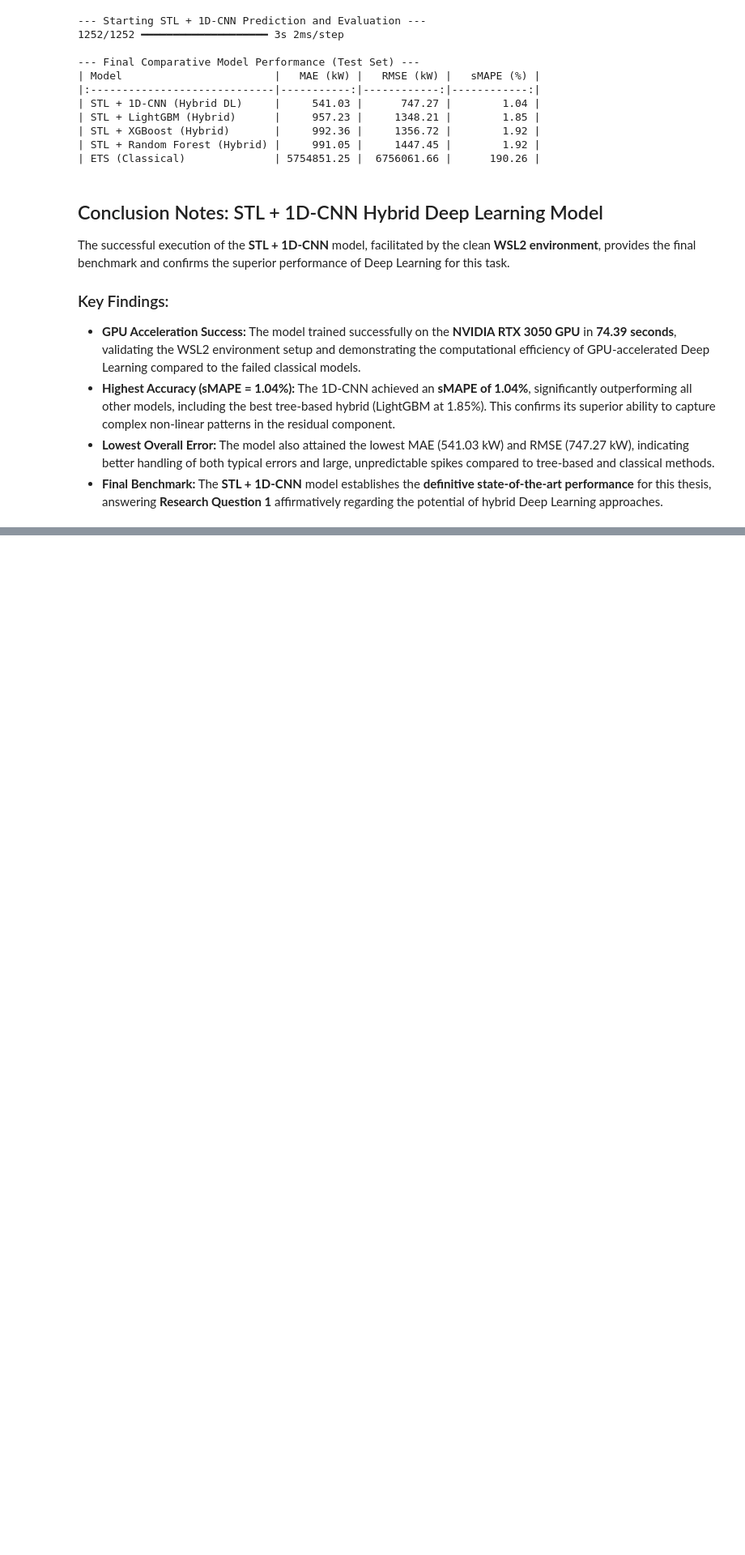
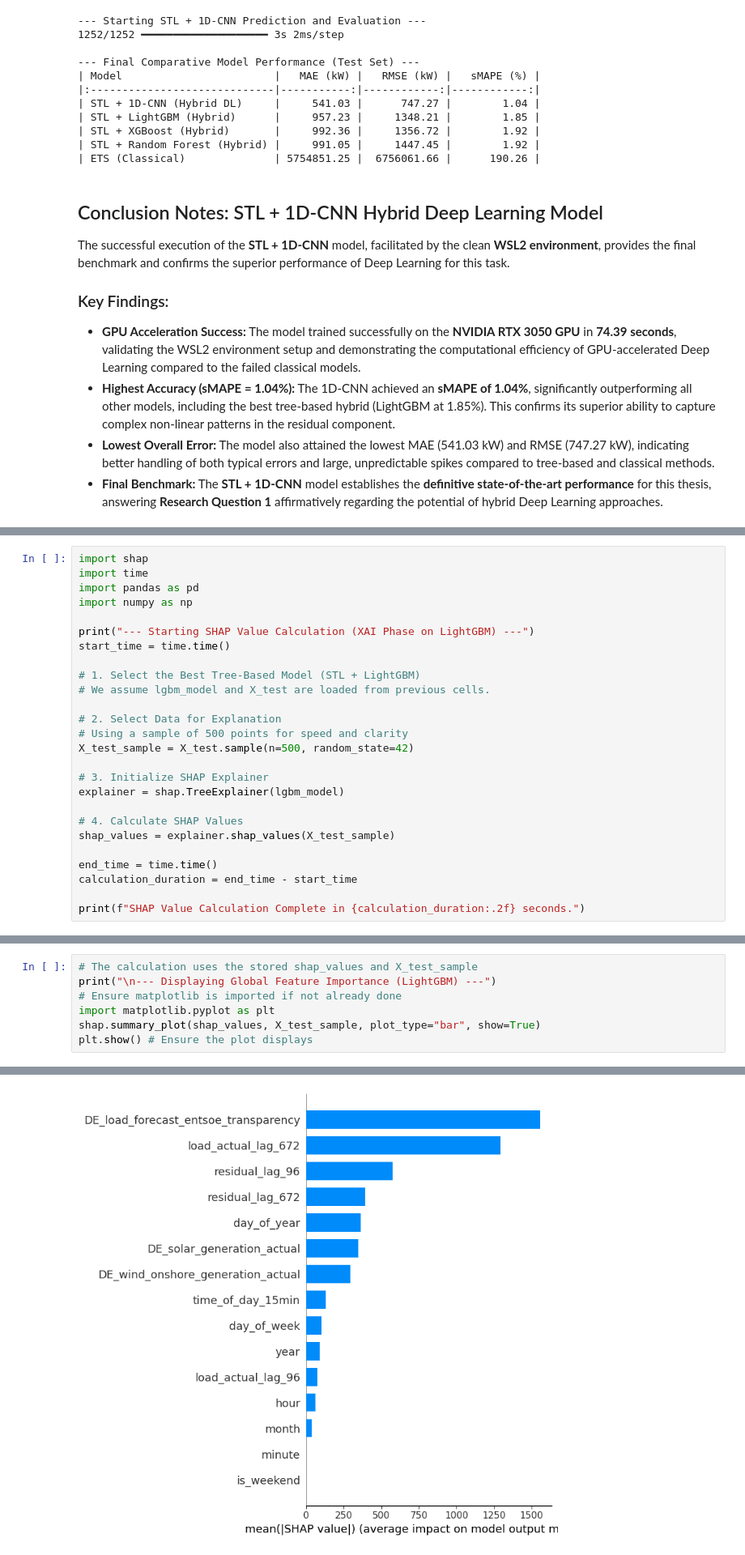
Before and after one commit to RahulAgre/SEASONAL-HYBRID-MODELS-WITH-EXPLAINABLE-AI-FOR-SHORT-TERM-ENERGY-LOAD-FORECASTING, a Jupyter notebook: LJMU_Research.ipynb, the cells around one changed output, grey strips where cells are left out. Shown at 81% size. Drawn from its saved outputs; the diff is of its cells as text; blank space fills up the shorter version.

Commit message:
XAI and SHAP execution and evaluation

```diff
--- a/LJMU_Research.ipynb
+++ b/LJMU_Research.ipynb
@@ -1063,0 +1069,26 @@ The successful execution of the **STL + 1D-CNN** model, facilitated by the clean
+# %%
+import shap
+import time
+import pandas as pd
+import numpy as np
+
+print("--- Starting SHAP Value Calculation (XAI Phase on LightGBM) ---")
+start_time = time.time()
+
+# 1. Select the Best Tree-Based Model (STL + LightGBM)
+# We assume lgbm_model and X_test are loaded from previous cells.
+
+# 2. Select Data for Explanation
+# Using a sample of 500 points for speed and clarity
+X_test_sample = X_test.sample(n=500, random_state=42)
+
+# 3. Initialize SHAP Explainer
+explainer = shap.TreeExplainer(lgbm_model)
+
+# 4. Calculate SHAP Values
+shap_values = explainer.shap_values(X_test_sample)
+
+end_time = time.time()
+calculation_duration = end_time - start_time
+
+print(f"SHAP Value Calculation Complete in {calculation_duration:.2f} seconds.")
@@ -1063,0 +1101,8 @@ The successful execution of the **STL + 1D-CNN** model, facilitated by the clean
+# %%
+# The calculation uses the stored shap_values and X_test_sample
+print("\n--- Displaying Global Feature Importance (LightGBM) ---")
+# Ensure matplotlib is imported if not already done
+import matplotlib.pyplot as plt
+shap.summary_plot(shap_values, X_test_sample, plot_type="bar", show=True)
+plt.show() # Ensure the plot displays
+# %% [output]
@@ -1063,0 +1110 @@ The successful execution of the **STL + 1D-CNN** model, facilitated by the clean
+[figure, added]
```
Also changed, not shown: parts of 5 cells of this notebook.
